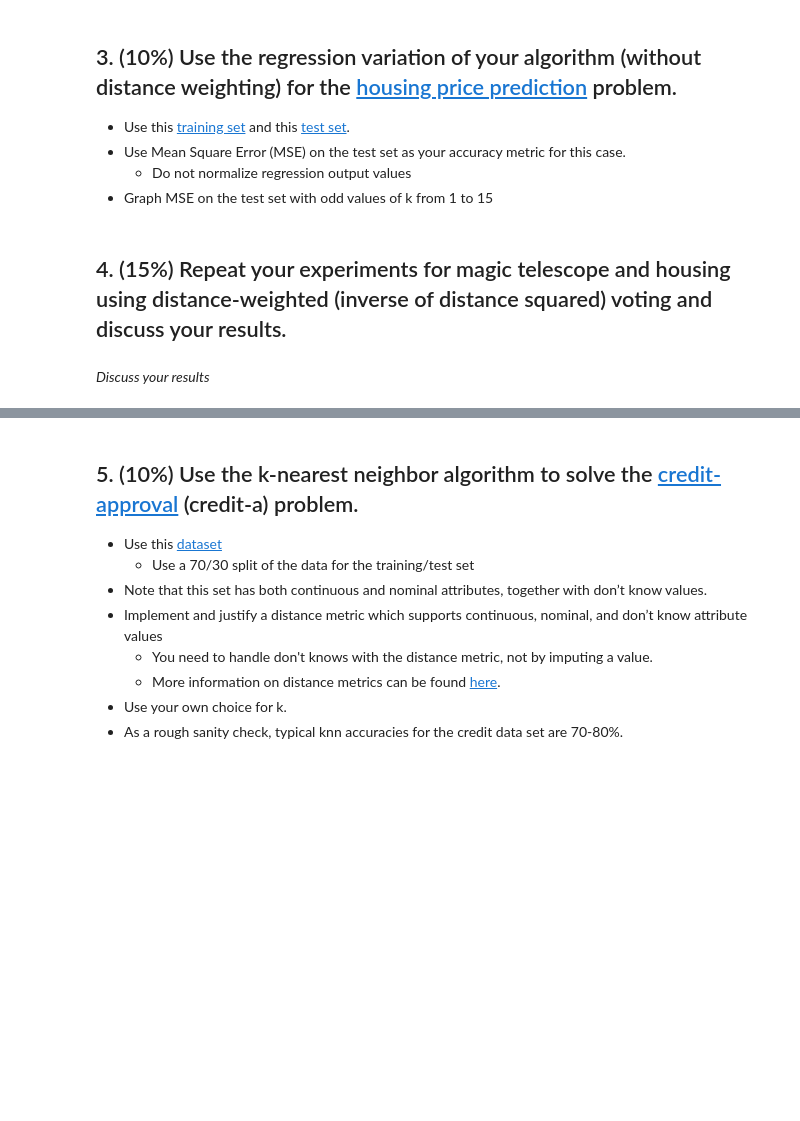
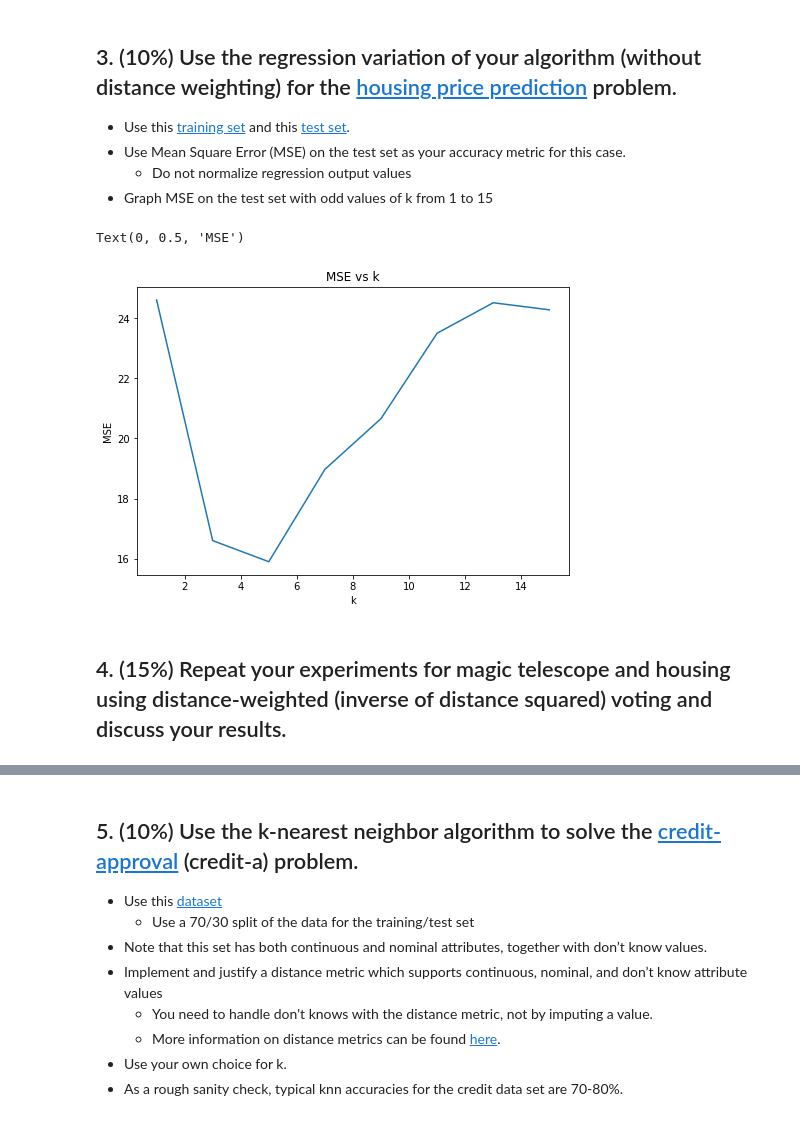
Before and after one commit to izdoug/CS472, a Jupyter notebook: lab_4_knn.ipynb, the cells around one changed output, grey strips where cells are left out. Drawn from its saved outputs; the diff is of its cells as text; code cells hidden in the pictures; blank space fills up the shorter version.

```diff
--- a/lab_4_knn.ipynb
+++ b/lab_4_knn.ipynb
@@ -275,2 +294,42 @@ Text(0, 0.5, 'accuracy')
+# %%
+# Load housing price prediction data
+
+data = arff.loadarff('datasets/housing_train.arff')
+df = pd.DataFrame(data[0])
+data = np.array(df)
+
+Xh = data[:,:-1].astype(np.float64)
+yh = data[:,-1].astype(np.float64)
+
+knn_h = KNNClassifier([], None, True, True)
+
+knn_h.fit(Xh,yh)
+
+data = arff.loadarff('datasets/housing_test.arff')
+df = pd.DataFrame(data[0])
+data = np.array(df)
+
+Xh_test = data[:,:-1].astype(np.float64)
+yh_test = data[:,-1].astype(np.float64)
+
+# Train/Predict using k=1,3,...,15
+
+accuracies = []
+
+for g in range(1,16, 2):
+    accuracies.append(knn_h.score(Xh_test, yh_test, g))
+
+# Graph MSE over k
+
+ks = np.arange(1, 16, 2)
+fig = plt.figure()
+ax = fig.add_axes([0,0,1,1])
+ax.plot(ks, accuracies)
+ax.set_title("MSE vs k")
+ax.set_xlabel("k")
+ax.set_ylabel("MSE")
+# %% [output]
+Text(0, 0.5, 'MSE')
+[figure, added]
 # %% [markdown]
 ## 4. (15%) Repeat your experiments for magic telescope and housing using distance-weighted (inverse of distance squared) voting and discuss your results.
@@ -281,2 +335,0 @@ Text(0, 0.5, 'accuracy')
-# %% [markdown]
-*Discuss your results*
```
Also changed, not shown: parts of 17 cells of this notebook.
